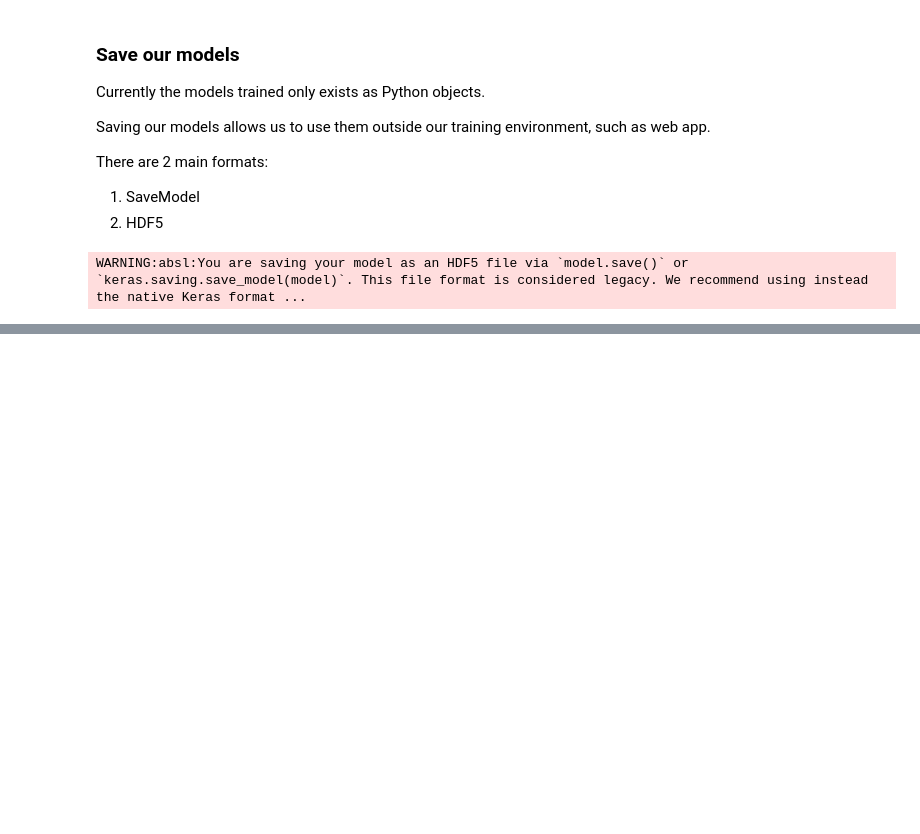
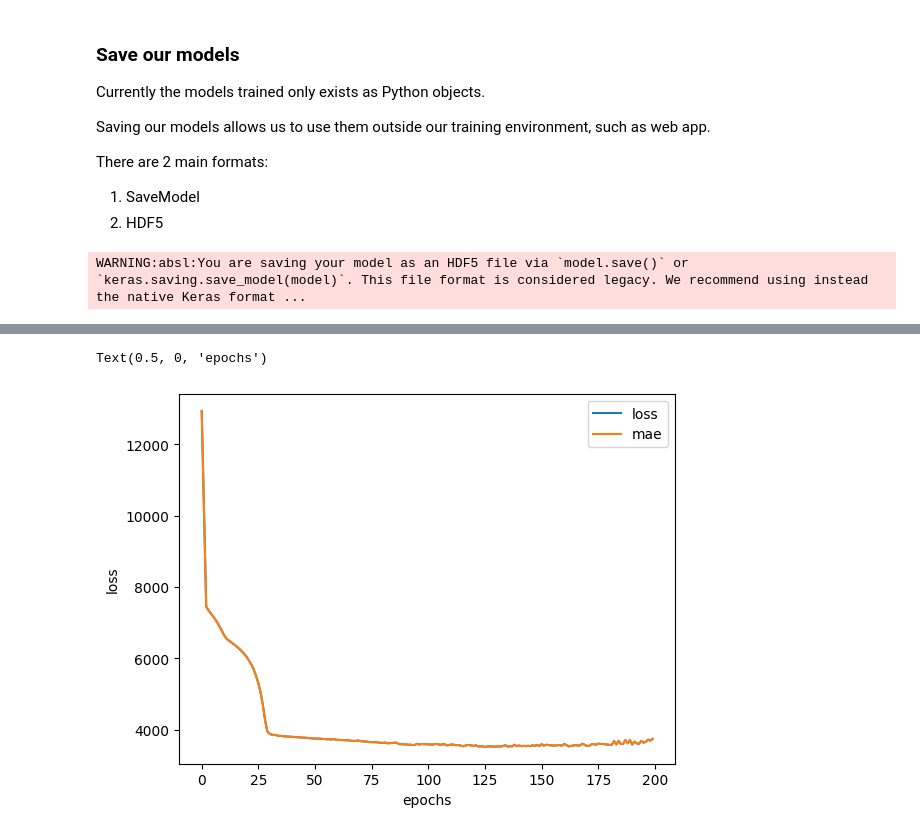
Before and after one commit to Sloppy1999/tf_course, a Jupyter notebook: notebooks/01_NN_regression.ipynb, the cells around one changed output, grey strips where cells are left out. Drawn from its saved outputs; the diff is of its cells as text; code cells hidden in the pictures; blank space fills up the shorter version.

Commit message:
Day 8: Training the first model of the course with real data

```diff
--- a/notebooks/01_NN_regression.ipynb
+++ b/notebooks/01_NN_regression.ipynb
@@ -755,0 +897,13 @@ array([[ True],
+# %%
+# Model Improvement #1 (Increase number of neurons)
+insurance_model_1 = tf.keras.models.Sequential([
+    tf.keras.layers.Dense(100), #The model is too complex to tain, therefore we get a nan value
+    tf.keras.layers.Dense(10),
+    tf.keras.layers.Dense(1)
+])
+
+insurance_model_1.compile(loss="mae",
+              optimizer=tf.keras.optimizers.SGD(),
+              metrics=["mae"])
+
+insurance_model_1.fit(X_train,y_train, epochs=100)
@@ -755,0 +928,13 @@ array([[ True],
+# %%
+# Model Improvement #2 (Add another layer)
+insurance_model_2 = tf.keras.models.Sequential([
+    tf.keras.layers.Dense(100, activation="relu"),
+    tf.keras.layers.Dense(100, activation="relu"),
+    tf.keras.layers.Dense(1)
+])
+
+insurance_model_2.compile(loss="mae",
+              optimizer=tf.keras.optimizers.Adam(learning_rate=0.01),
+              metrics=["mae"])
+
+insurance_model_2.fit(X_train,y_train, epochs=100)
@@ -755,0 +968,14 @@ array([[ True],
+# %%
+# Model Improvement #2 (Add another layer)
+insurance_model_3 = tf.keras.models.Sequential([
+    tf.keras.layers.Dense(1000, activation="relu"),
+    tf.keras.layers.Dense(100, activation="relu"),
+    tf.keras.layers.Dense(10),
+    tf.keras.layers.Dense(1)
+])
+
+insurance_model_3.compile(loss="mae",
+              optimizer=tf.keras.optimizers.Adam(learning_rate=0.001),
+              metrics=["mae"])
+
+history = insurance_model_3.fit(X_train,y_train, epochs=200)
@@ -755,0 +1006,8 @@ array([[ True],
+# %%
+# Plot history (also known as a loss curve or a training curve)
+pd.DataFrame(history.history).plot()
+plt.ylabel("loss")
+plt.xlabel("epochs")
+# %% [output]
+Text(0.5, 0, 'epochs')
+[figure, added]
```
Also changed, not shown: parts of 44 cells of this notebook, 4 other files.
